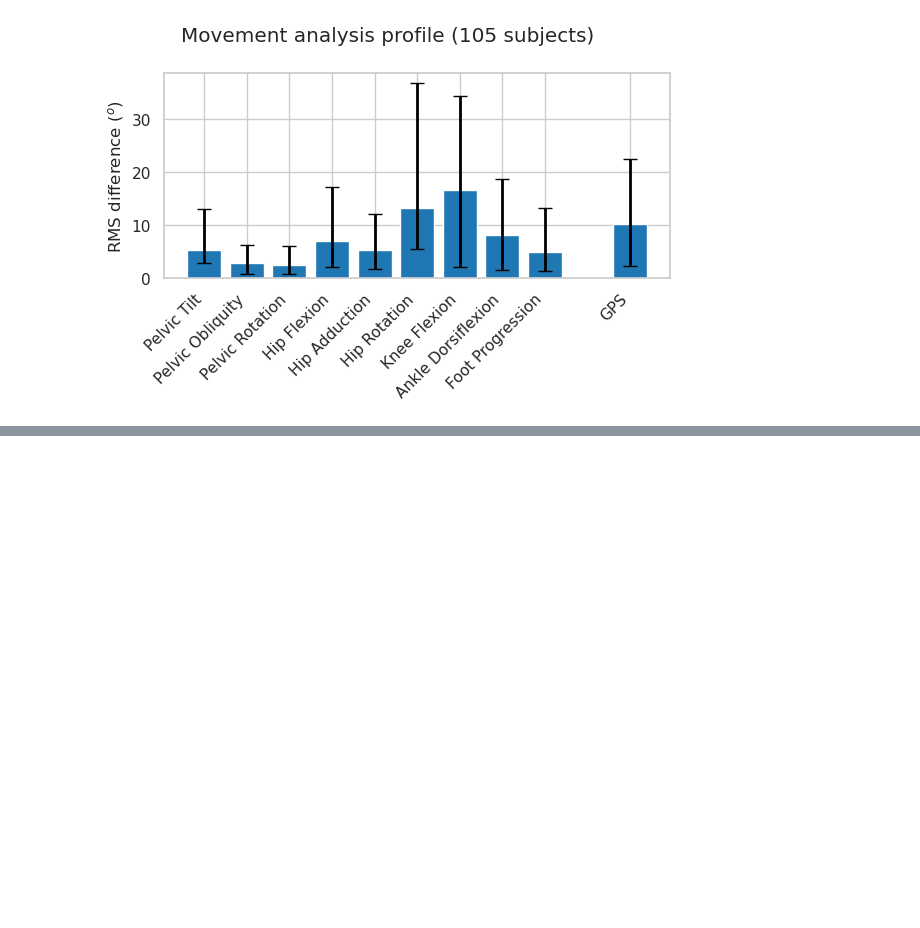
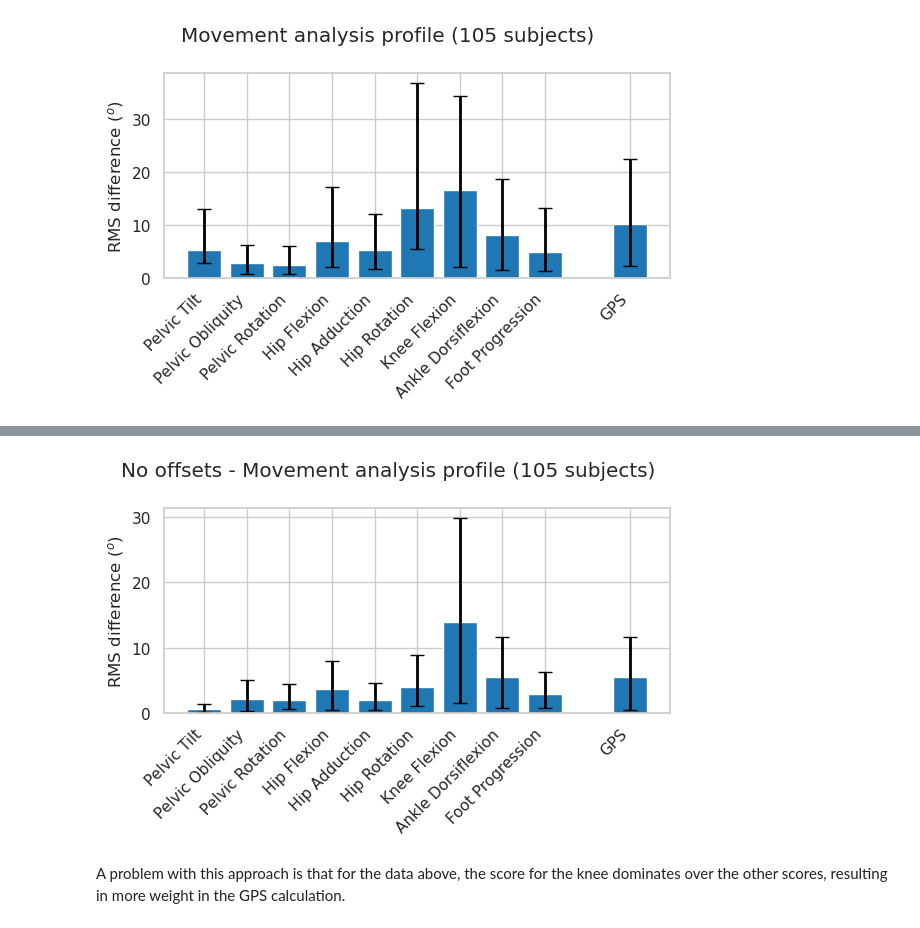
Before and after one commit to demotu/gait_score, a Jupyter notebook: notebooks/gps.ipynb, the cells around one changed output, grey strips where cells are left out. Saved outputs shown, nothing was run; the diff lists cells and outputs as text; code cells hidden in the pictures; blank space fills up the shorter version.

```diff
--- a/notebooks/gps.ipynb
+++ b/notebooks/gps.ipynb
@@ -186,0 +280,6 @@ plot_gps(gvs, gvs_m, gvs_std, metadata, path2, hist=False, MAP=True)
+# %%
+plot_gps(gvs_no, gvs_m_no, gvs_std_no, metadata, path2, hist=False, MAP=True, prefix=prefix)
+# %% [output]
+[figure, added]
+# %% [markdown]
+A problem with this approach is that for the data above, the score for the knee dominates over the other scores, resulting in more weight in the GPS calculation.
```
Also changed, not shown: parts of 10 cells of this notebook.
